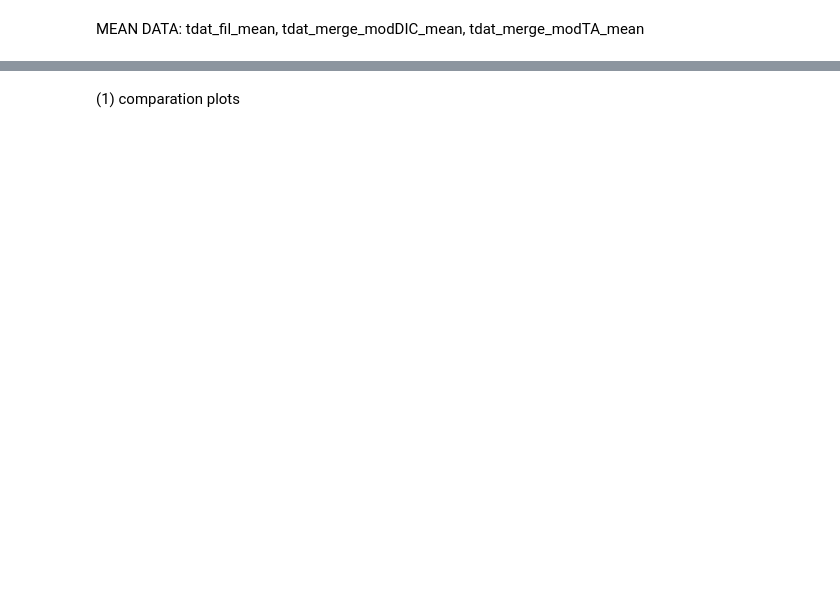
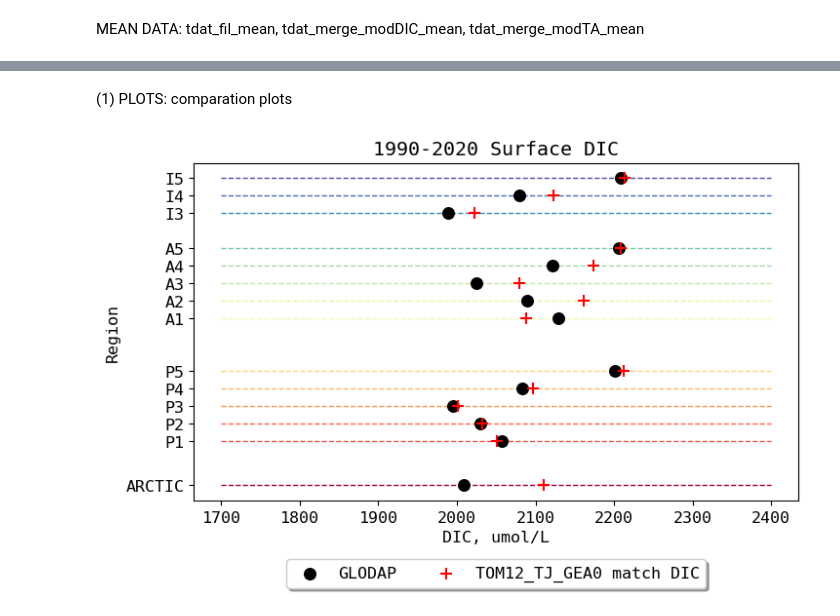
Before and after one commit to biu23/Carbonate_Chemistry_Models, a Jupyter notebook: test_script/function_1.ipynb, the cells around one changed output, grey strips where cells are left out. Drawn from its saved outputs; the diff is of its cells as text; code cells hidden in the pictures; blank space fills up the shorter version.

```diff
--- a/test_script/function_1.ipynb
+++ b/test_script/function_1.ipynb
@@ -99,9 +105,27 @@ for i, reg in enumerate(regs):
+# %%
+yrst = 1990
+yrend = 2020
+modlist = 'TOM12_TJ_GEA0'
+# %%
+import os
+import csv
+
+def create_directory(directory_path):
+    if not os.path.exists(directory_path):
+        os.makedirs(directory_path)
+
+
+def save_data_as_csv(data, csv_file_path):
+    with open(csv_file_path, 'w', newline='') as csvfile:
+        writer = csv.writer(csvfile)
+        writer.writerows(data)
+
+
+# create directory
+directory_path = os.path.join("/gpfs/home/gdg21vsa/ModelEvaluation/", modlist)
+create_directory(directory_path)
 # %% [markdown]
 (0) loading data
-# %%
-yrst = 1990
-yrend = 2020
-modlist = ['TOM12_TJ_GEA0']
 # %% [markdown]
 - GLOBAL DATA: tdat_OBS
 # %%
@@ -161,9 +215,8 @@ def make_yearlist(yrst, yrend, dtype, tr, baseDir):
 baseDir = '/gpfs/data/greenocean/software/runs/'
 depth = 0
 dtype = 'ptrc'
-modlist = ['TOM12_TJ_GEA0']
 
-modnam = modlist[0]
+modnam = modlist
 tylist = make_yearlist(yrst, yrend, dtype, modnam, baseDir)
 tdat_MOD = xr.open_mfdataset(tylist)
 
@@ -228,5 +406,5 @@ tdat_merge_modTA_mean
 # %% [markdown]
-(1) comparation plots
+(1) PLOTS: comparation plots
 # %%
 # marker = ['o','o','o','o','o']
 color = ['r','m','c','y','g']
@@ -254,33 +432,38 @@ labels = ['ARCTIC', 'P1', 'P2', 'P3', 'P4', 'P5', 'A1', 'A2', 'A3', 'A4', 'A5',
 
 for i in range(0,len(regs)):
     rgba = cmap(norm(regdict[regs[i]]['number']))
     plt.hlines(y=regdict[regs[i]]['number'],
                xmin=xmin,
                xmax=xmax,
                 colors = rgba, linestyles='--', lw=1, zorder=-4)
 
     # plt.plot(xmin,regdict[regs[i]]['number'],
     #          color = rgba, label = regs[i],zorder=-3)        # line legend
     regdict[regs[i]]['colour'] = rgba
 
 
 # y label
 plt.yticks(y, labels) #rotation='vertical')
 
 
 # legend position
 box = ax.get_position()
 ax.set_position([box.x0, box.y0 + box.height * 0.1,
                  box.width, box.height * 0.9])
 ax.legend(loc='upper center', bbox_to_anchor=(0.5, -0.15),
           fancybox=True, shadow=True, ncol=3) # Put a legend below current axis
 
 # ax.set_facecolor("black")
 
 # plt.title(f'{yrst}-{yrend} Surface TA vs. DIC, TOM12_TJ_GEA0')
 plt.xlabel('DIC, umol/L')
 plt.ylabel('Region')
 plt.title(f'{yrst}-{yrend} Surface DIC')
+
+image_file_path = os.path.join(directory_path, f'{yrst}-{yrend}Surface_DIC.png')
+plt.savefig(image_file_path)
+# %% [output]
+[figure, added]
 # %%
 fig = plt.figure(figsize=(8,5))
 ax = plt.subplot(111)
```
Also changed, not shown: parts of 20 cells of this notebook, 1 other file.
